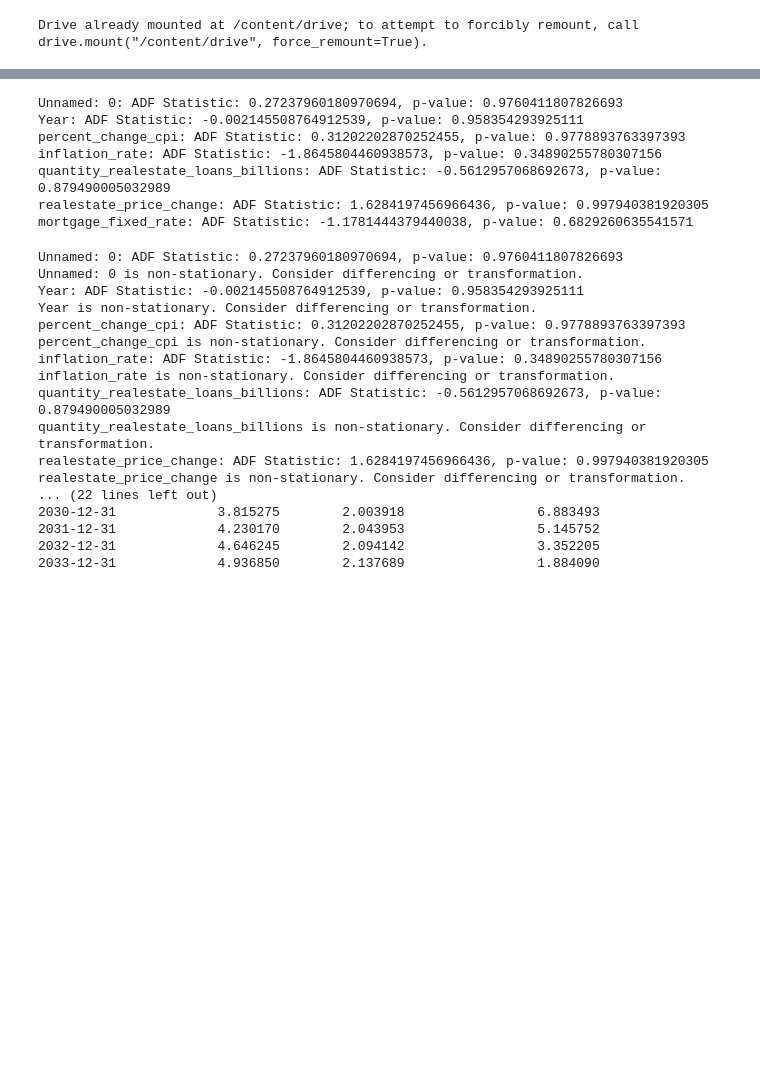
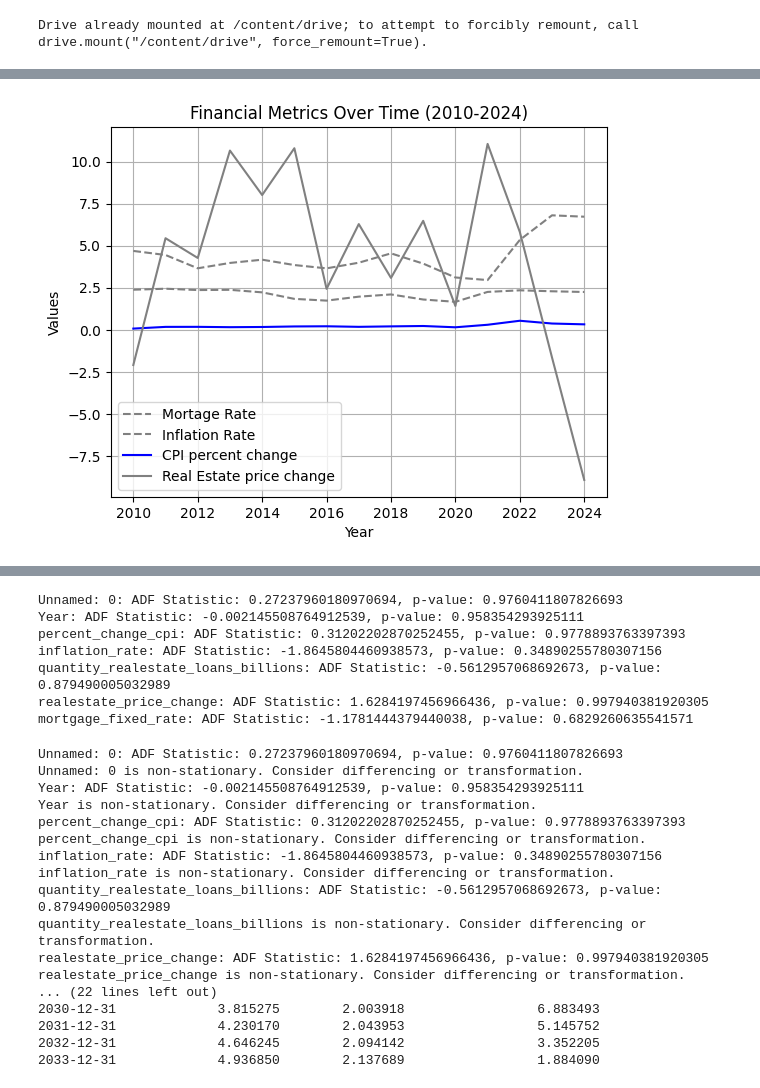
Before and after one commit to Monty-2003/DS_project2, a Jupyter notebook: SCRIPTS/modeling.ipynb, the cells around one changed output, grey strips where cells are left out. Cells and saved outputs as stored; diff of their text form; code cells hidden in the pictures; blank space fills up the shorter version.

```diff
--- a/SCRIPTS/modeling.ipynb
+++ b/SCRIPTS/modeling.ipynb
@@ -36 +36,14 @@ plt.show()
+# %%
+plt.plot(modeling_df['Year'], modeling_df['mortgage_fixed_rate'], label='Mortage Rate', color='grey', linestyle="--")
+plt.plot(modeling_df['Year'], modeling_df['inflation_rate'], label='Inflation Rate', color='grey', linestyle="--")
+plt.plot(modeling_df['Year'], modeling_df['percent_change_cpi'], label='CPI percent change', color='blue')
+plt.plot(modeling_df['Year'], modeling_df['realestate_price_change'], label='Real Estate price change', color='grey')
+plt.xlabel('Year')
+plt.ylabel('Values')
+plt.title('Financial Metrics Over Time (2010-2024)')
+plt.legend()
+plt.grid()
+plt.show()
+# %% [output]
+[figure, added]
 # %%
```
Also changed, not shown: parts of 12 cells of this notebook.
